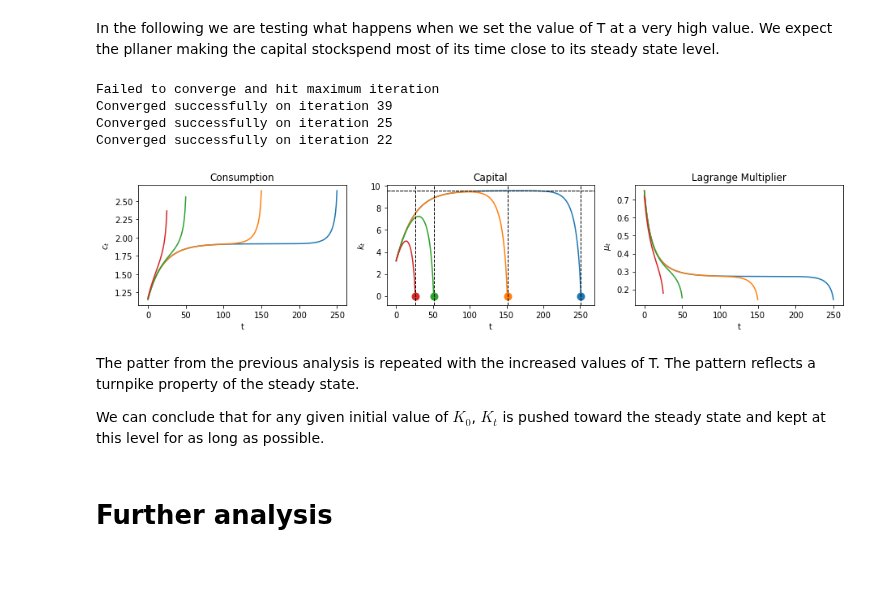
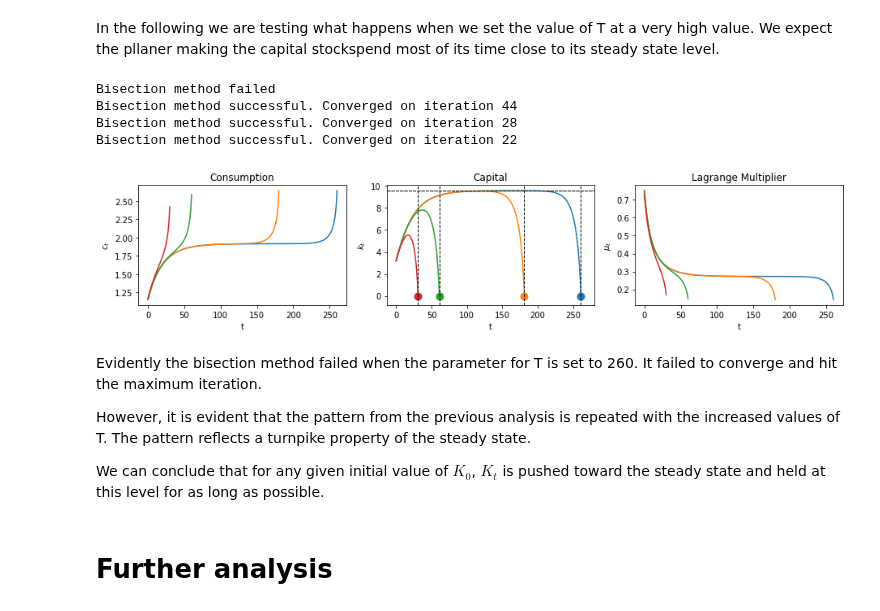
Before and after one commit to NumEconCopenhagen/projects-2020-group1, a Jupyter notebook: modelproject/modelproject.ipynb, the cells around one changed output. Cells and saved outputs as stored; diff of their text form; code cells hidden in the pictures; blank space fills up the shorter version.

```diff
--- a/modelproject/modelproject.ipynb
+++ b/modelproject/modelproject.ipynb
@@ -420,5 +419,5 @@ We are also interested in seeing how the patterns will change, when changing the
 # %%
-T_list = (150, 75, 50, 25)
+T_list = (180, 90, 60, 30)
 fix, axes =plt.subplots(1, 3, figsize=(13,3))
 
 for T in T_list:
@@ -441,26 +440,28 @@ We see that as we increase the time horizon, the planner puts $K_{t}$ closer to
 # %% [markdown]
 In the following we are testing what happens when we set the value of T at a very high value. We expect the pllaner making the capital stockspend most of its time close to its steady state level.
 # %%
-T_list = (250, 150, 50, 25)
+T_list = (260, 180, 60, 30)
 fix, axes = plt.subplots(1, 3, figsize=(13, 3))
 
 for T in T_list:
     c = np.zeros(T+1)
     k = np.zeros(T+2)
     c[0] = 0.3
     k[0] = k_initial
     paths = bisection(c, k, gamma, delta, beta, alpha, A)
     plot_paths(paths, ss=k_ss, axes=axes)
 # %% [output]
-Failed to converge and hit maximum iteration
-Converged successfully on iteration 39
-Converged successfully on iteration 25
-Converged successfully on iteration 22
+Bisection method failed
+Bisection method successful. Converged on iteration 44
+Bisection method successful. Converged on iteration 28
+Bisection method successful. Converged on iteration 22
-[figure, old version]
+[figure, new version]
 # %% [markdown]
-The patter from the previous analysis is repeated with the increased values of T. The pattern reflects a turnpike property of the steady state.
+Evidently the bisection method failed when the parameter for T is set to 260. It failed to converge and hit the maximum iteration.
 
-We can conclude that for any given initial value of $K_0$, $K_t$ is pushed toward the steady state and kept at this level for as long as possible.
+However, it is evident that the pattern from the previous analysis is repeated with the increased values of T. The pattern reflects a turnpike property of the steady state.
+
+We can conclude that for any given initial value of $K_0$, $K_t$ is pushed toward the steady state and held at this level for as long as possible.
 # %% [markdown]
 # Further analysis
 # %% [markdown]
```
Also changed, not shown: parts of 18 cells of this notebook.
